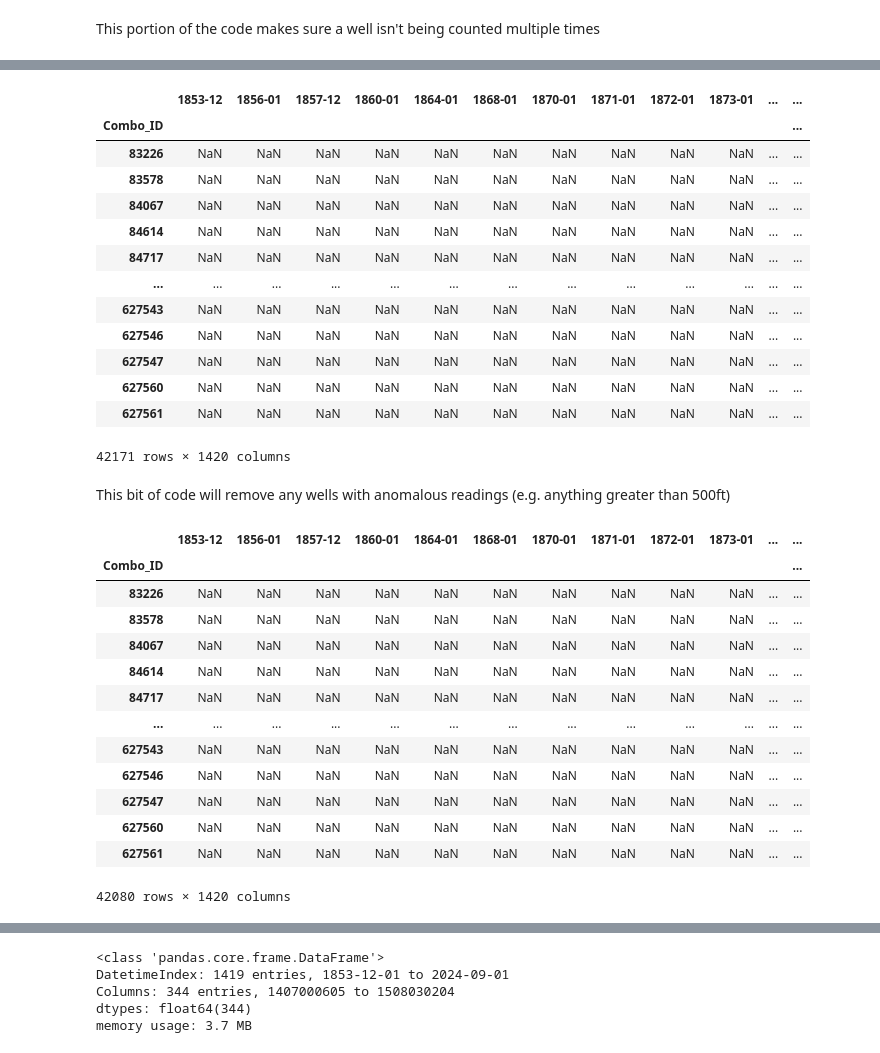
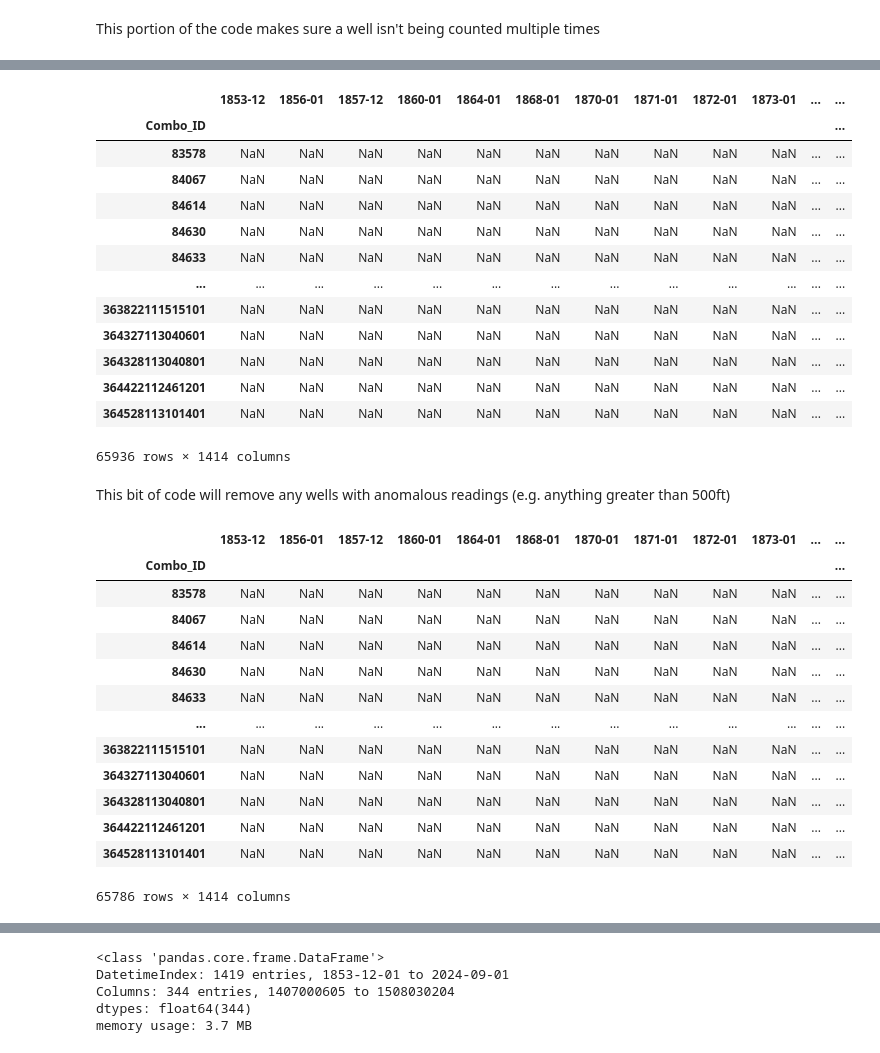
Before and after one commit to dtadych/Shallow_Groundwater_AZ, a Jupyter notebook: Code/FigureCreation/1_DTW_Count_Analysis.ipynb, the cells around one changed output, grey strips where cells are left out. Cells and saved outputs as stored; diff of their text form; code cells hidden in the pictures.

```diff
--- a/Code/FigureCreation/1_DTW_Count_Analysis.ipynb
+++ b/Code/FigureCreation/1_DTW_Count_Analysis.ipynb
@@ -281,7 +275,9 @@ Index(['Combo_ID', 'OBJECTID_g', 'SITE_ID', 'LOCAL_ID', 'REGISTRY_I',
 # reg_list = static_geo[['Combo_ID', Naming_col+'_right','WELL_DEPTH','WELL_TYPE_']]
 
 # Use this or cities:
-reg_list = static_geo[['Combo_ID', Naming_col,'WELL_DEPTH','WELL_TYPE_','reachcode','fcode','hydroseq']]
+reg_list = static_geo[['Combo_ID', Naming_col+'_wb','WELL_DEPTH','WELL_TYPE_'
+                    #    ,'reachcode','fcode','hydroseq'
+                       ]]
 # reg_list
 
 # %% Converting Combo_ID to int
@@ -363,7 +347,7 @@ This portion of the code makes sure a well isn't being counted multiple times
 # %%
 combo_copy = test.copy()
 df = combo_copy.reset_index()  # Moves well_ID from index to a column (if needed)
-df = df.drop_duplicates(subset=["Combo_ID", Naming_col])
+df = df.drop_duplicates(subset=["Combo_ID", Naming_col+"_wb"])
 df = df.set_index("Combo_ID")
 df
 # %% [output]
@@ -385,53 +369,55 @@ df
 # Grouping the appropriate column
 # combo_copy = combo.copy()
 combo_copy = df.copy()
-combo_copy = combo_copy.drop(['WELL_DEPTH','WELL_TYPE_','nan','reachcode','fcode','hydroseq'],axis=1)
+combo_copy = combo_copy.drop(['WELL_DEPTH','WELL_TYPE_'
+                            #   ,'nan','reachcode','fcode','hydroseq'
+                              ],axis=1)
 # %%
 combo_copy
 # %% [output]
 |  | 1853-12 | 1856-01 | 1857-12 | 1860-01 | 1864-01 | 1868-01 | 1870-01 | 1871-01 | 1872-01 | 1873-01 | ... | ... |
 | Combo_ID |  |  |  |  |  |  |  |  |  |  |  | ... |
-| 83226 | NaN | NaN | NaN | NaN | NaN | NaN | NaN | NaN | NaN | NaN | ... | ... |
 | 83578 | NaN | NaN | NaN | NaN | NaN | NaN | NaN | NaN | NaN | NaN | ... | ... |
 | 84067 | NaN | NaN | NaN | NaN | NaN | NaN | NaN | NaN | NaN | NaN | ... | ... |
 | 84614 | NaN | NaN | NaN | NaN | NaN | NaN | NaN | NaN | NaN | NaN | ... | ... |
-| 84717 | NaN | NaN | NaN | NaN | NaN | NaN | NaN | NaN | NaN | NaN | ... | ... |
+| 84630 | NaN | NaN | NaN | NaN | NaN | NaN | NaN | NaN | NaN | NaN | ... | ... |
+| 84633 | NaN | NaN | NaN | NaN | NaN | NaN | NaN | NaN | NaN | NaN | ... | ... |
 | ... | ... | ... | ... | ... | ... | ... | ... | ... | ... | ... | ... | ... |
-| 627543 | NaN | NaN | NaN | NaN | NaN | NaN | NaN | NaN | NaN | NaN | ... | ... |
-| 627546 | NaN | NaN | NaN | NaN | NaN | NaN | NaN | NaN | NaN | NaN | ... | ... |
-| 627547 | NaN | NaN | NaN | NaN | NaN | NaN | NaN | NaN | NaN | NaN | ... | ... |
-| 627560 | NaN | NaN | NaN | NaN | NaN | NaN | NaN | NaN | NaN | NaN | ... | ... |
-| 627561 | NaN | NaN | NaN | NaN | NaN | NaN | NaN | NaN | NaN | NaN | ... | ... |
+| 363822111515101 | NaN | NaN | NaN | NaN | NaN | NaN | NaN | NaN | NaN | NaN | ... | ... |
+| 364327113040601 | NaN | NaN | NaN | NaN | NaN | NaN | NaN | NaN | NaN | NaN | ... | ... |
+| 364328113040801 | NaN | NaN | NaN | NaN | NaN | NaN | NaN | NaN | NaN | NaN | ... | ... |
+| 364422112461201 | NaN | NaN | NaN | NaN | NaN | NaN | NaN | NaN | NaN | NaN | ... | ... |
+| 364528113101401 | NaN | NaN | NaN | NaN | NaN | NaN | NaN | NaN | NaN | NaN | ... | ... |
-42171 rows × 1420 columns
+65936 rows × 1414 columns
 # %% [markdown]
 This bit of code will remove any wells with anomalous readings (e.g. anything greater than 500ft)
 # %%
 df = combo_copy.copy()
 
 # Example: Your dataframe (df) has columns as YYYY-MM and 'Combo_ID' + 'huc12'
 # Step 1: Filter columns for readings after 1980
-date_cols = [col for col in df.columns if col not in ['Combo_ID', Naming_col] and col >= '1980-01']
+date_cols = [col for col in df.columns if col not in ['Combo_ID', Naming_col+"_wb"] and col >= '1980-01']
 
 # Step 2: Find wells with any reading > 500 ft in these columns
 mask = (df[date_cols] > 200).any(axis=1)
 
 # Step 3: Drop wells that meet this condition
 df_filtered = df[~mask]
 
 # Now df_filtered contains only wells that never exceeded 500 ft after 1980
 df_filtered
 # %% [output]
 |  | 1853-12 | 1856-01 | 1857-12 | 1860-01 | 1864-01 | 1868-01 | 1870-01 | 1871-01 | 1872-01 | 1873-01 | ... | ... |
 | Combo_ID |  |  |  |  |  |  |  |  |  |  |  | ... |
-| 83226 | NaN | NaN | NaN | NaN | NaN | NaN | NaN | NaN | NaN | NaN | ... | ... |
 | 83578 | NaN | NaN | NaN | NaN | NaN | NaN | NaN | NaN | NaN | NaN | ... | ... |
 | 84067 | NaN | NaN | NaN | NaN | NaN | NaN | NaN | NaN | NaN | NaN | ... | ... |
 | 84614 | NaN | NaN | NaN | NaN | NaN | NaN | NaN | NaN | NaN | NaN | ... | ... |
-| 84717 | NaN | NaN | NaN | NaN | NaN | NaN | NaN | NaN | NaN | NaN | ... | ... |
+| 84630 | NaN | NaN | NaN | NaN | NaN | NaN | NaN | NaN | NaN | NaN | ... | ... |
+| 84633 | NaN | NaN | NaN | NaN | NaN | NaN | NaN | NaN | NaN | NaN | ... | ... |
 | ... | ... | ... | ... | ... | ... | ... | ... | ... | ... | ... | ... | ... |
-| 627543 | NaN | NaN | NaN | NaN | NaN | NaN | NaN | NaN | NaN | NaN | ... | ... |
-| 627546 | NaN | NaN | NaN | NaN | NaN | NaN | NaN | NaN | NaN | NaN | ... | ... |
-| 627547 | NaN | NaN | NaN | NaN | NaN | NaN | NaN | NaN | NaN | NaN | ... | ... |
-| 627560 | NaN | NaN | NaN | NaN | NaN | NaN | NaN | NaN | NaN | NaN | ... | ... |
-| 627561 | NaN | NaN | NaN | NaN | NaN | NaN | NaN | NaN | NaN | NaN | ... | ... |
+| 363822111515101 | NaN | NaN | NaN | NaN | NaN | NaN | NaN | NaN | NaN | NaN | ... | ... |
+| 364327113040601 | NaN | NaN | NaN | NaN | NaN | NaN | NaN | NaN | NaN | NaN | ... | ... |
+| 364328113040801 | NaN | NaN | NaN | NaN | NaN | NaN | NaN | NaN | NaN | NaN | ... | ... |
+| 364422112461201 | NaN | NaN | NaN | NaN | NaN | NaN | NaN | NaN | NaN | NaN | ... | ... |
+| 364528113101401 | NaN | NaN | NaN | NaN | NaN | NaN | NaN | NaN | NaN | NaN | ... | ... |
-42080 rows × 1420 columns
+65786 rows × 1414 columns
```
Also changed, not shown: parts of 12 cells of this notebook, 1 other file.
